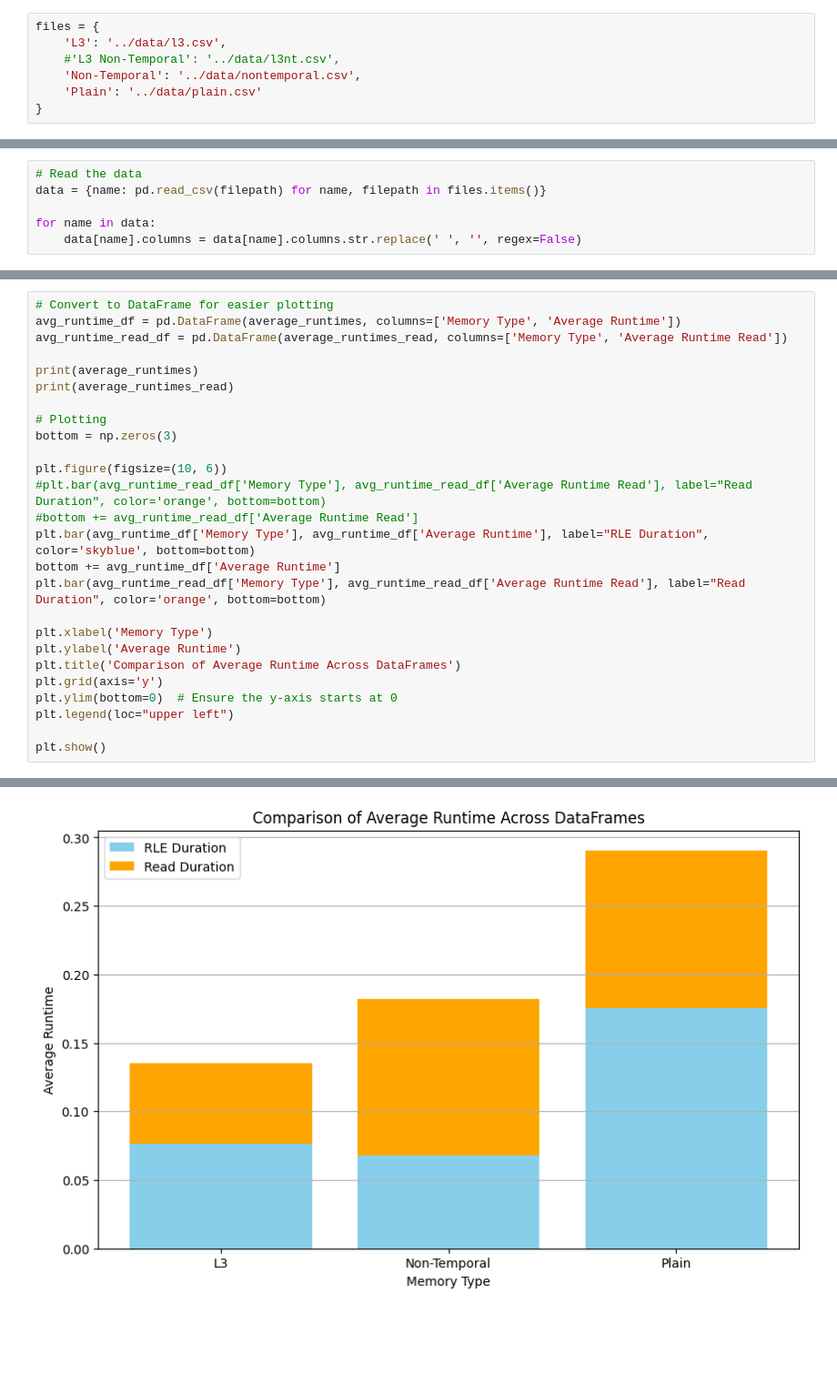
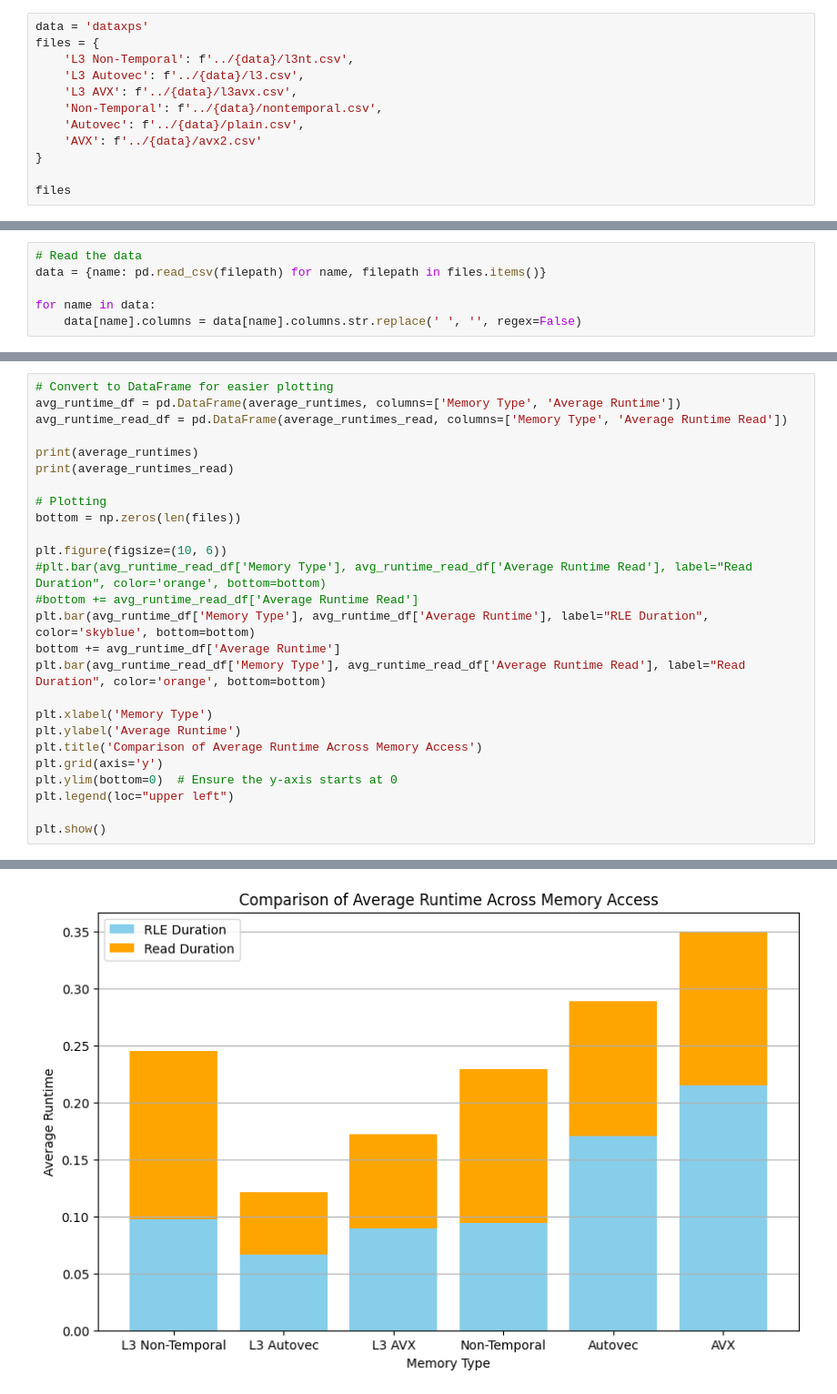
Before and after one commit to seb711/btrblocks, a Jupyter notebook: tools/simd-comparison/rle/lowerbound/analysis/analysis.ipynb, the cells around one changed output, grey strips where cells are left out. Shown at 91% size. Drawn from its saved outputs; the diff is of its cells as text; blank space fills up the shorter version.

```diff
--- a/tools/simd-comparison/rle/lowerbound/analysis/analysis.ipynb
+++ b/tools/simd-comparison/rle/lowerbound/analysis/analysis.ipynb
@@ -3,9 +3,14 @@ import pandas as pd
 import matplotlib.pyplot as plt
 import numpy as np
 # %%
+data = 'dataxps'
 files = {
-    'L3': '../data/l3.csv',
-    #'L3 Non-Temporal': '../data/l3nt.csv',
-    'Non-Temporal': '../data/nontemporal.csv',
-    'Plain': '../data/plain.csv'
+    'L3 Non-Temporal': f'../{data}/l3nt.csv',
+    'L3 Autovec': f'../{data}/l3.csv',
+    'L3 AVX': f'../{data}/l3avx.csv',
+    'Non-Temporal': f'../{data}/nontemporal.csv',
+    'Autovec': f'../{data}/plain.csv',
+    'AVX': f'../{data}/avx2.csv'
 }
+
+files
@@ -57,7 +71,7 @@ print(average_runtimes)
 print(average_runtimes_read)
 
 # Plotting
-bottom = np.zeros(3)
+bottom = np.zeros(len(files))
 
 plt.figure(figsize=(10, 6))
 #plt.bar(avg_runtime_read_df['Memory Type'], avg_runtime_read_df['Average Runtime Read'], label="Read Duration", color='orange', bottom=bottom)
@@ -68,7 +82,7 @@ plt.bar(avg_runtime_read_df['Memory Type'], avg_runtime_read_df['Average Runtime
 
 plt.xlabel('Memory Type')
 plt.ylabel('Average Runtime')
-plt.title('Comparison of Average Runtime Across DataFrames')
+plt.title('Comparison of Average Runtime Across Memory Access')
 plt.grid(axis='y')
 plt.ylim(bottom=0)  # Ensure the y-axis starts at 0
 plt.legend(loc="upper left")
@@ -80 +94 @@ plt.show()
-[figure, old version]
+[figure, new version]
```
Also changed, not shown: parts of 3 cells of this notebook, 6 other files.
